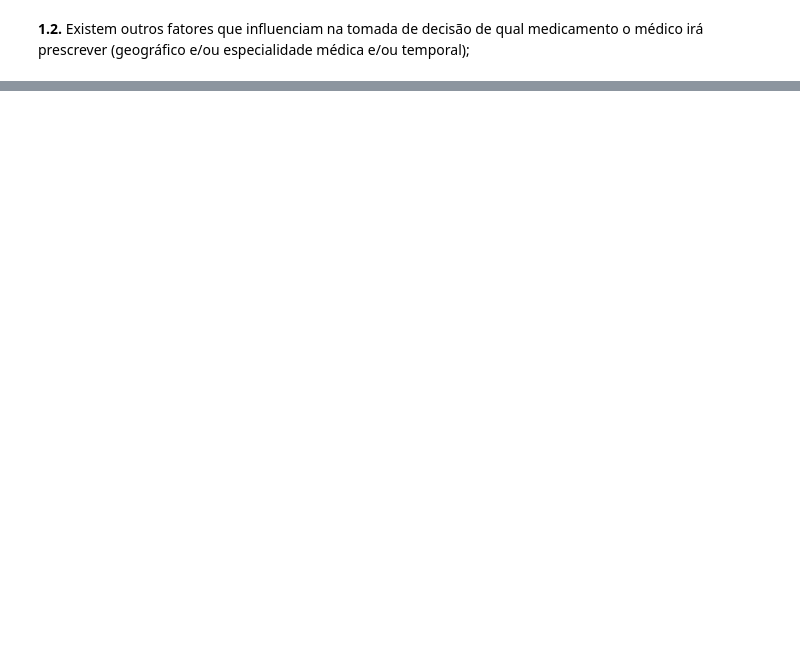
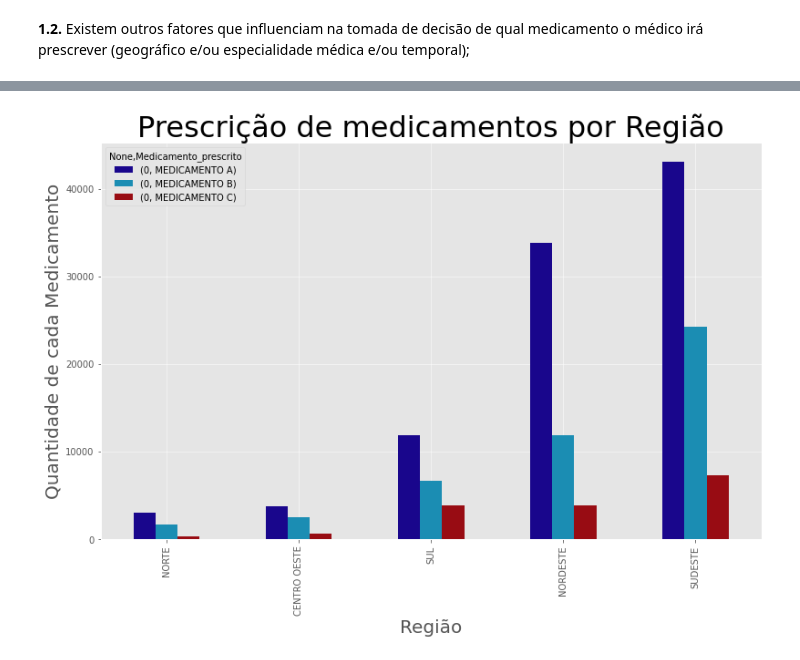
Before and after one commit to Juniorffonseca/processo_seletivo, a Jupyter notebook: teste_processo_seletivo.ipynb, the cells around one changed output, grey strips where cells are left out. Drawn from its saved outputs; the diff is of its cells as text; code cells hidden in the pictures; blank space fills up the shorter version.

```diff
--- a/teste_processo_seletivo.ipynb
+++ b/teste_processo_seletivo.ipynb
@@ -56,0 +85,24 @@ e/ou temporal);
+# %%
+# Recarregando arquivo csv em outra variável
+prescricoes_2_1 = pd.read_csv('prescricoes.csv', sep = ';', encoding='latin-1')
+
+prescricoes_2_1 = prescricoes_2_1[['Medicamento_prescrito', 'Regiao']].value_counts().to_frame()
+prescricoes_2_1 = prescricoes_2_1.reset_index()
+
+prescricoes_2_1['Regiao'] = list(map(str, prescricoes_2_1['Regiao']))
+
+prescricoes_2_1 = prescricoes_2_1.pivot(index='Regiao', columns='Medicamento_prescrito')
+
+prescricoes_2_1['Media_medicamentos'] = prescricoes_2_1.mean(axis=1)
+
+prescricoes_2_1 = prescricoes_2_1.sort_values('Media_medicamentos')
+
+del prescricoes_2_1['Media_medicamentos']
+
+prescricoes_2_1.plot(kind = 'bar', stacked = 0, figsize = (13, 8), alpha = 1, color = lista)
+plt.title('Prescrição de medicamentos por Região', size = 32)
+plt.xlabel('Região', size = 20)
+plt.ylabel('Quantidade de cada Medicamento', size = 20)
+plt.show()
+# %% [output]
+[figure, added]
```
Also changed, not shown: parts of 7 cells of this notebook.
